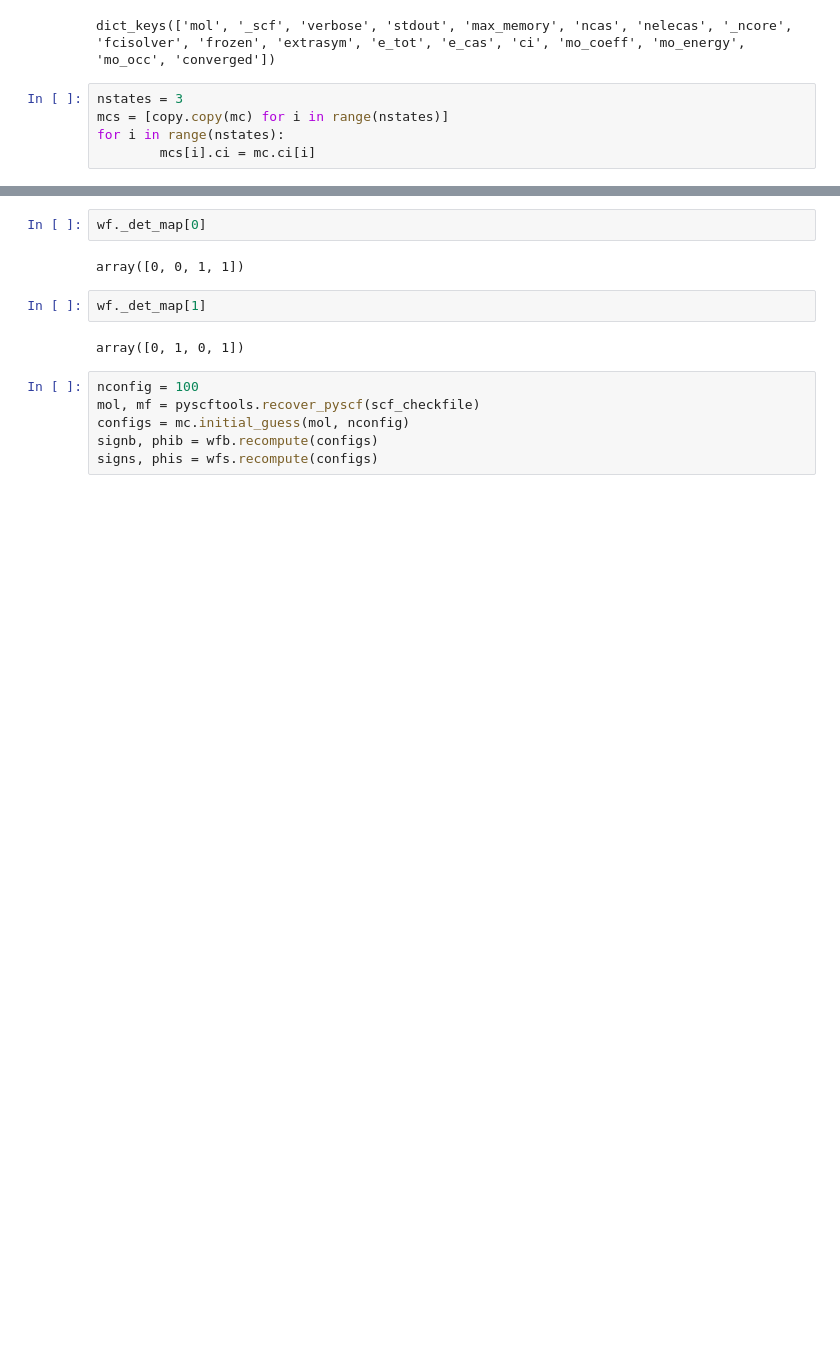
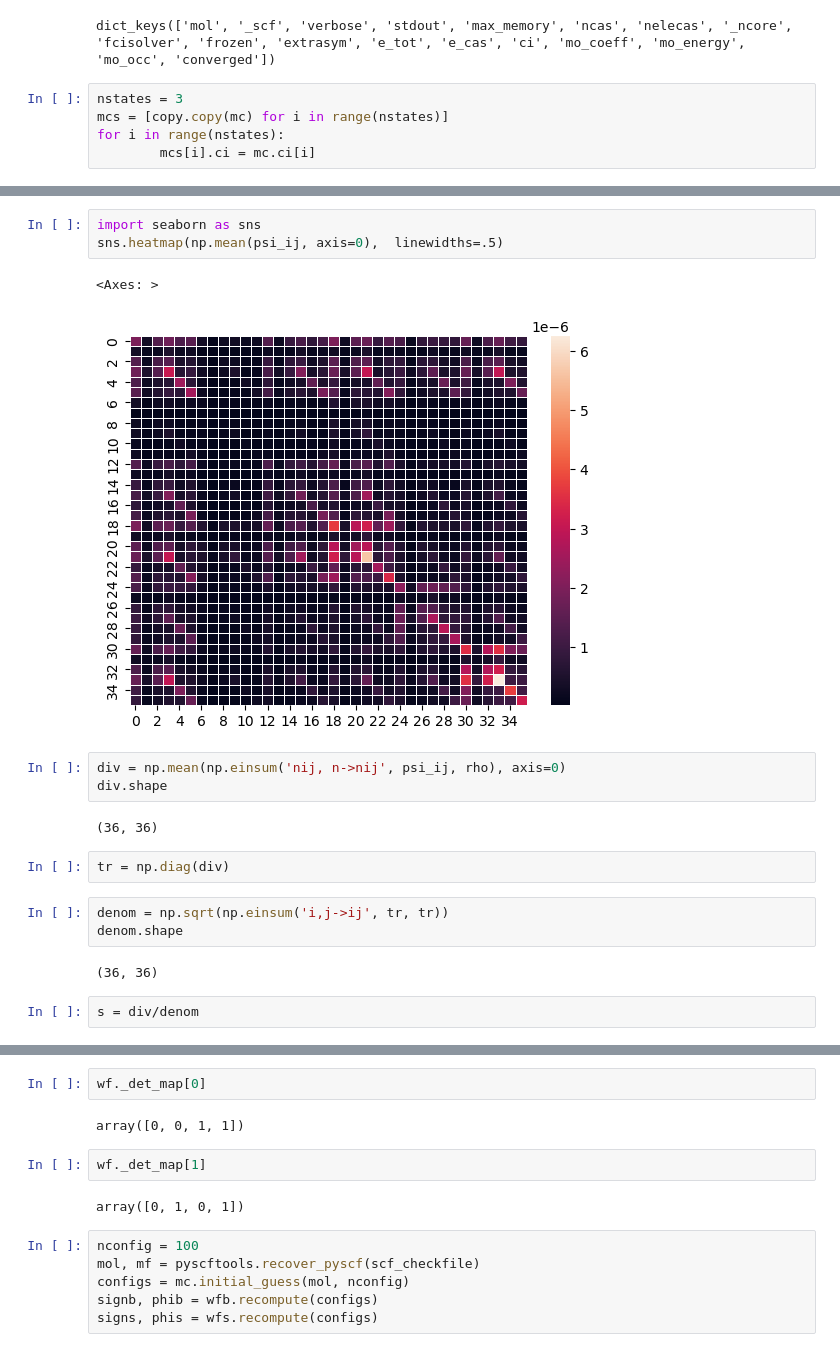
Before and after one commit to kayahans/pyqmc, a Jupyter notebook: pyqmc/test-overlap-casci.ipynb, the cells around one changed output, grey strips where cells are left out. Drawn from its saved outputs; the diff is of its cells as text; blank space fills up the shorter version.

```diff
--- a/pyqmc/test-overlap-casci.ipynb
+++ b/pyqmc/test-overlap-casci.ipynb
@@ -123,0 +195,20 @@ dndet_val.shape
+# %%
+import seaborn as sns
+sns.heatmap(np.mean(psi_ij, axis=0),  linewidths=.5)
+# %% [output]
+<Axes: >
+[figure, added]
+# %%
+div = np.mean(np.einsum('nij, n->nij', psi_ij, rho), axis=0)
+div.shape
+# %% [output]
+(36, 36)
+# %%
+tr = np.diag(div)
+# %%
+denom = np.sqrt(np.einsum('i,j->ij', tr, tr))
+denom.shape
+# %% [output]
+(36, 36)
+# %%
+s = div/denom
```
Also changed, not shown: parts of 37 cells of this notebook, 15 other files.
